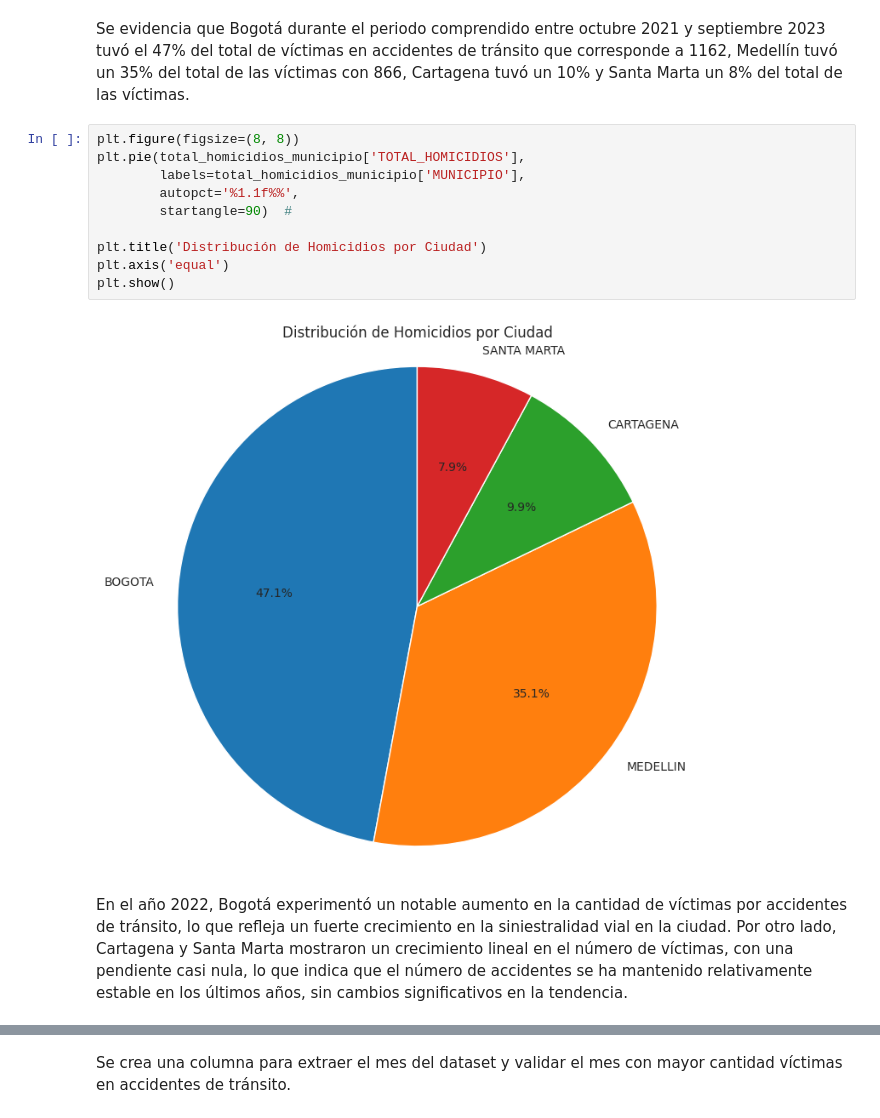
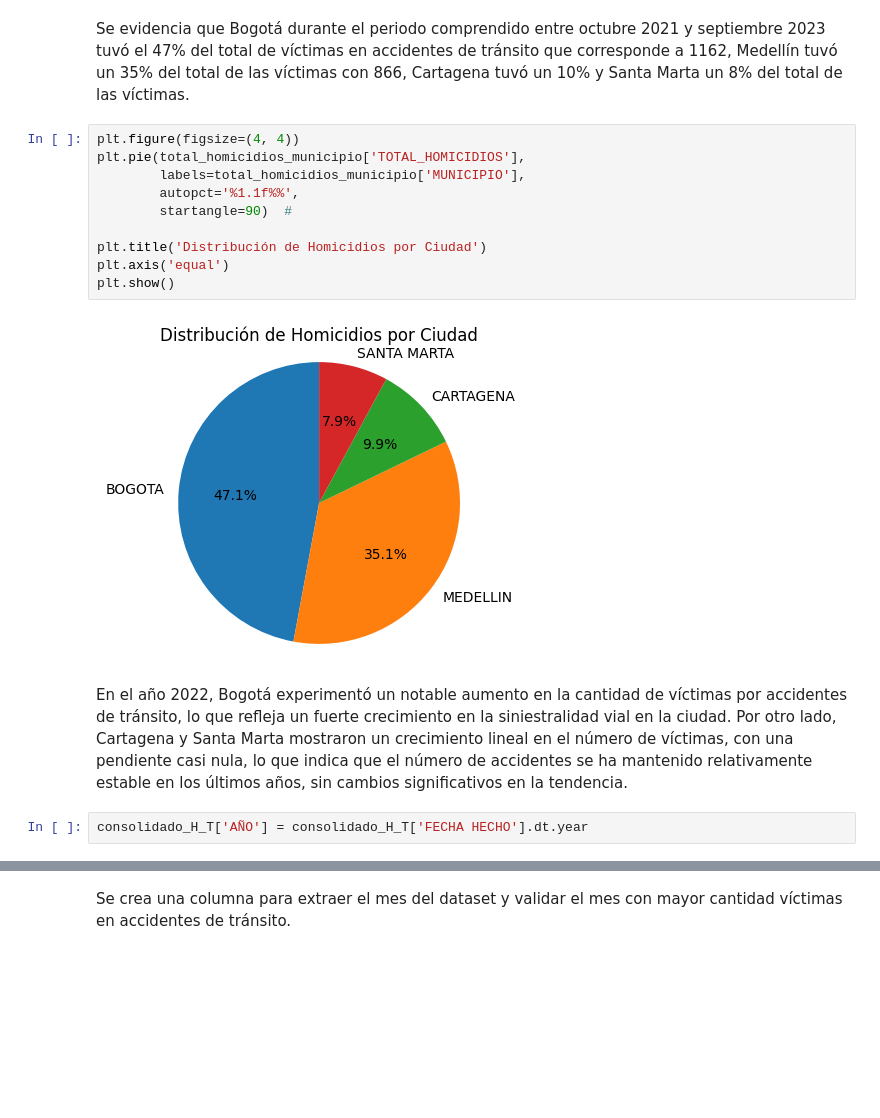
Before and after one commit to Tungsten2020/ADL, a Jupyter notebook: Prueba_ADL.ipynb, the cells around one changed output, grey strips where cells are left out. Drawn from its saved outputs; the diff is of its cells as text; blank space fills up the shorter version.

Commit message:
Prueba primer punto completo actualizado con ajuste de creación de columna Year.

```diff
--- a/Prueba_ADL.ipynb
+++ b/Prueba_ADL.ipynb
@@ -283,19 +276,21 @@ total_homicidios_municipio
 # %% [markdown]
 Se evidencia que Bogotá durante el periodo comprendido entre octubre 2021 y septiembre 2023 tuvó el 47% del total de víctimas en accidentes de tránsito que corresponde a 1162, Medellín tuvó un 35% del total de las víctimas con 866, Cartagena tuvó un 10% y Santa Marta un 8% del total de las víctimas.
 # %%
-plt.figure(figsize=(8, 8))
+plt.figure(figsize=(4, 4))
 plt.pie(total_homicidios_municipio['TOTAL_HOMICIDIOS'],
         labels=total_homicidios_municipio['MUNICIPIO'],
         autopct='%1.1f%%',
         startangle=90)  #
 
 plt.title('Distribución de Homicidios por Ciudad')
 plt.axis('equal')
 plt.show()
 # %% [output]
-[figure, old version]
+[figure, new version]
 # %% [markdown]
 En el año 2022, Bogotá experimentó un notable aumento en la cantidad de víctimas por accidentes de tránsito, lo que refleja un fuerte crecimiento en la siniestralidad vial en la ciudad. Por otro lado, Cartagena y Santa Marta mostraron un crecimiento lineal en el número de víctimas, con una pendiente casi nula, lo que indica que el número de accidentes se ha mantenido relativamente estable en los últimos años, sin cambios significativos en la tendencia.
+# %%
+consolidado_H_T['AÑO'] = consolidado_H_T['FECHA HECHO'].dt.year
 # %%
 accidentes_por_anio_ciudad = consolidado_H_T.groupby(['AÑO', 'MUNICIPIO'])['CANTIDAD'].sum().unstack()
 
```
Also changed, not shown: parts of 7 cells of this notebook, 5 other files.
